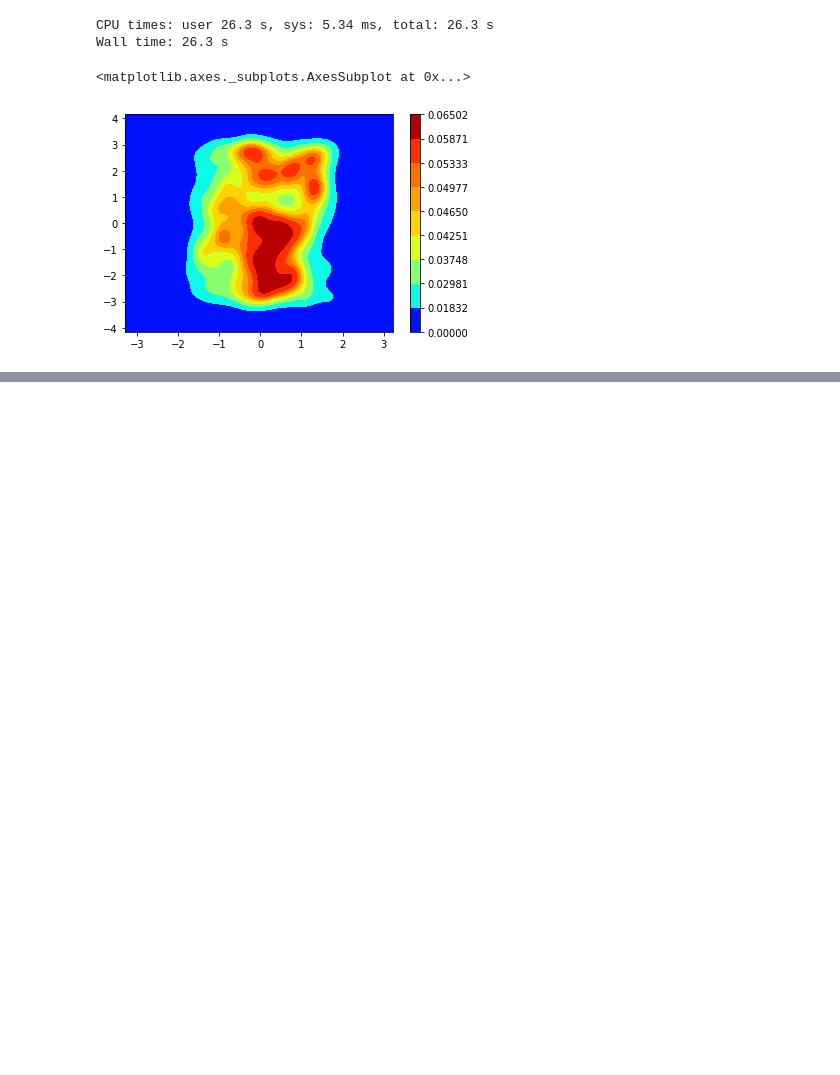
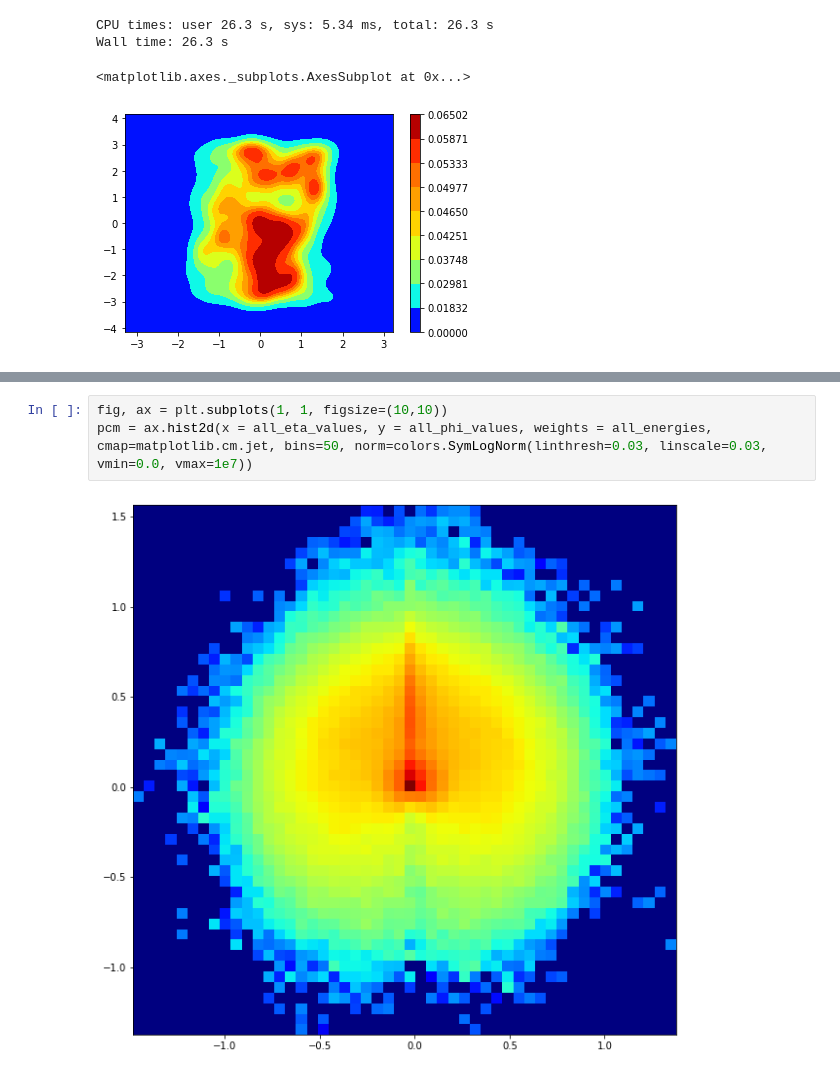
Before and after one commit to murnanedaniel/lorentznet, a Jupyter notebook: notebooks/DataExplore/0-DM-InitialExploration.ipynb, the cells around one changed output, grey strips where cells are left out. Cells and saved outputs as stored; diff of their text form; blank space fills up the shorter version.

```diff
--- a/notebooks/DataExplore/0-DM-InitialExploration.ipynb
+++ b/notebooks/DataExplore/0-DM-InitialExploration.ipynb
@@ -183,0 +285,5 @@ Wall time: 26.3 s
+# %%
+fig, ax = plt.subplots(1, 1, figsize=(10,10))
+pcm = ax.hist2d(x = all_eta_values, y = all_phi_values, weights = all_energies, cmap=matplotlib.cm.jet, bins=50, norm=colors.SymLogNorm(linthresh=0.03, linscale=0.03, vmin=0.0, vmax=1e7))
+# %% [output]
+[figure, added]
```
Also changed, not shown: parts of 23 cells of this notebook.
